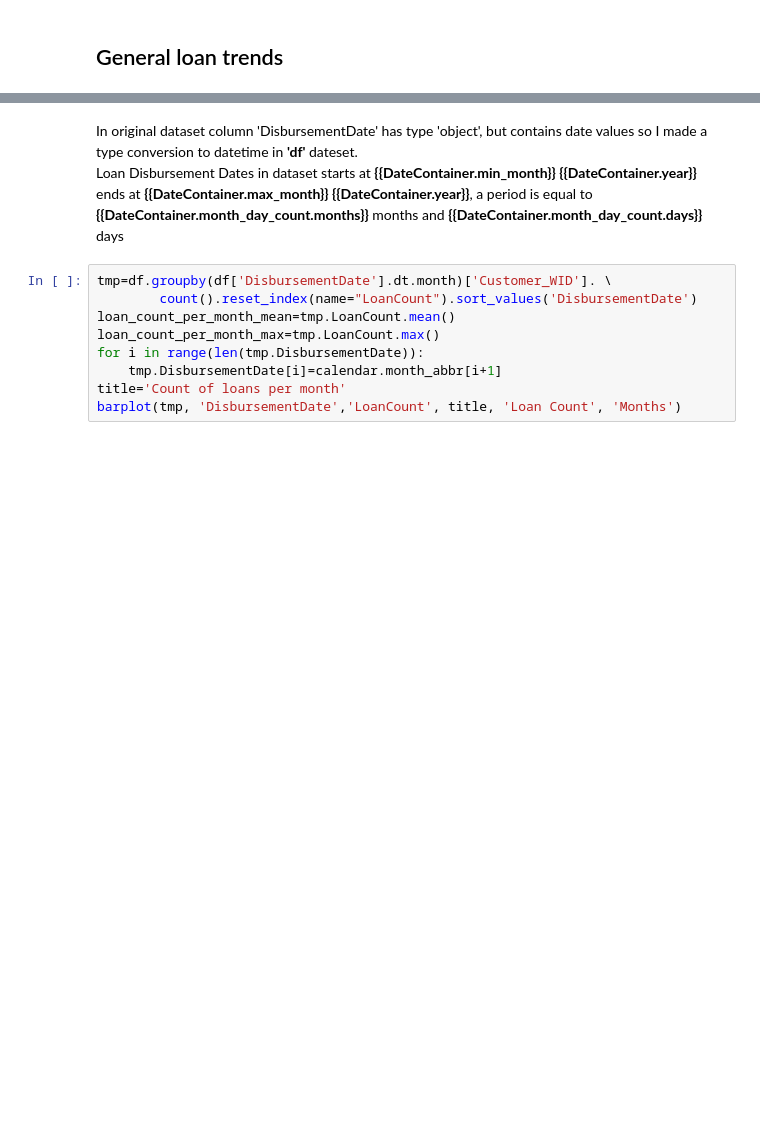
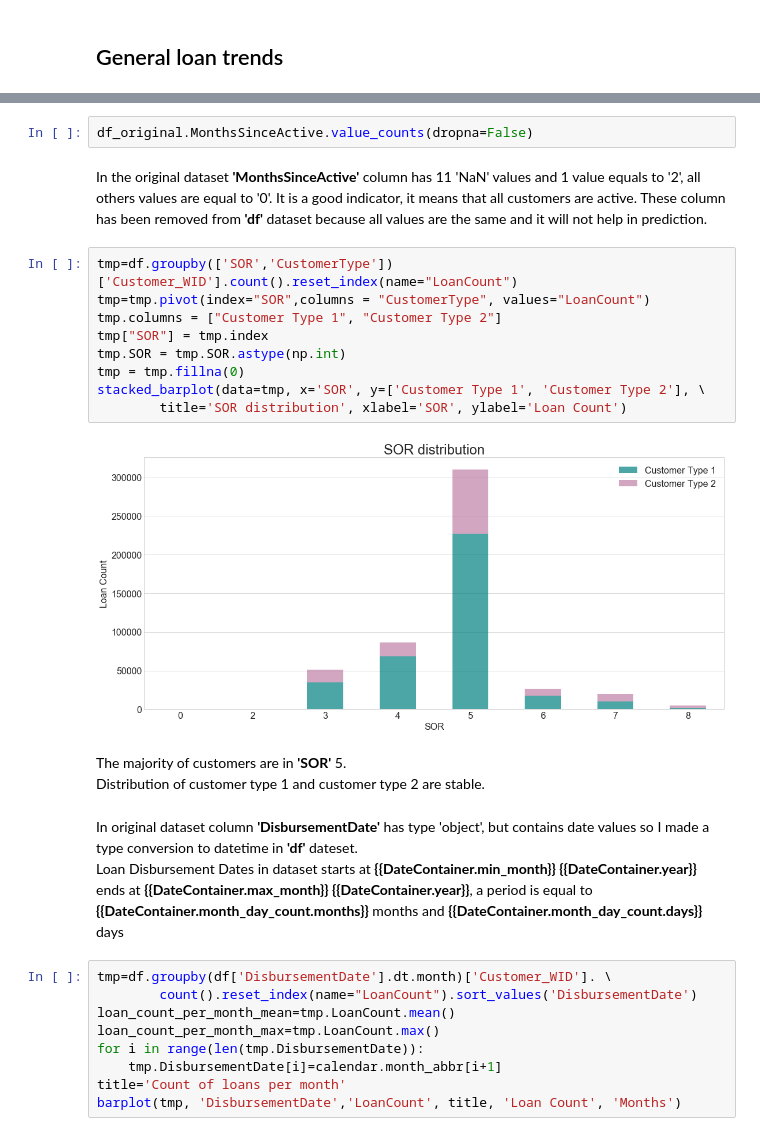
Before and after one commit to SvetlanaCipiseva/CreditScoring, a Jupyter notebook: credit_scoring.ipynb, the cells around one changed output, grey strips where cells are left out. Cells and saved outputs as stored; diff of their text form; blank space fills up the shorter version.

```diff
--- a/credit_scoring.ipynb
+++ b/credit_scoring.ipynb
@@ -149,5 +118,23 @@ df.iloc[:100]
+# %%
+df_original.MonthsSinceActive.value_counts(dropna=False)
+# %% [markdown]
+In the original dataset **'MonthsSinceActive'** column has 11 'NaN' values and 1 value equals to '2', all others values are equal to '0'. It is a good indicator, it means that all customers are active. These column has been removed from **'df'** dataset because all values are the same and it will not help in prediction.
+# %%
+tmp=df.groupby(['SOR','CustomerType'])['Customer_WID'].count().reset_index(name="LoanCount")
+tmp=tmp.pivot(index="SOR",columns = "CustomerType", values="LoanCount")
+tmp.columns = ["Customer Type 1", "Customer Type 2"]
+tmp["SOR"] = tmp.index
+tmp.SOR = tmp.SOR.astype(np.int)
+tmp = tmp.fillna(0)
+stacked_barplot(data=tmp, x='SOR', y=['Customer Type 1', 'Customer Type 2'], \
+        title='SOR distribution', xlabel='SOR', ylabel='Loan Count')
+# %% [output]
+[figure, added]
+# %% [markdown]
+The majority of customers are in **'SOR'** 5.
+Distribution of customer type 1 and customer type 2 are stable.
 # %% [markdown]
-In original dataset column 'DisbursementDate' has type 'object', but contains date values so I made a type conversion to datetime in **'df'** dateset.
+In original dataset column **'DisbursementDate'** has type 'object', but contains date values so I made a type conversion to datetime in **'df'** dateset.
 Loan Disbursement Dates in dataset starts at **{{DateContainer.min_month}} {{DateContainer.year}}** ends at **{{DateContainer.max_month}} {{DateContainer.year}}**, a period is equal to **{{DateContainer.month_day_count.months}}** months and **{{DateContainer.month_day_count.days}}** days
 # %%
 tmp=df.groupby(df['DisbursementDate'].dt.month)['Customer_WID']. \
```
Also changed, not shown: parts of 9 cells of this notebook, 3 other files.
